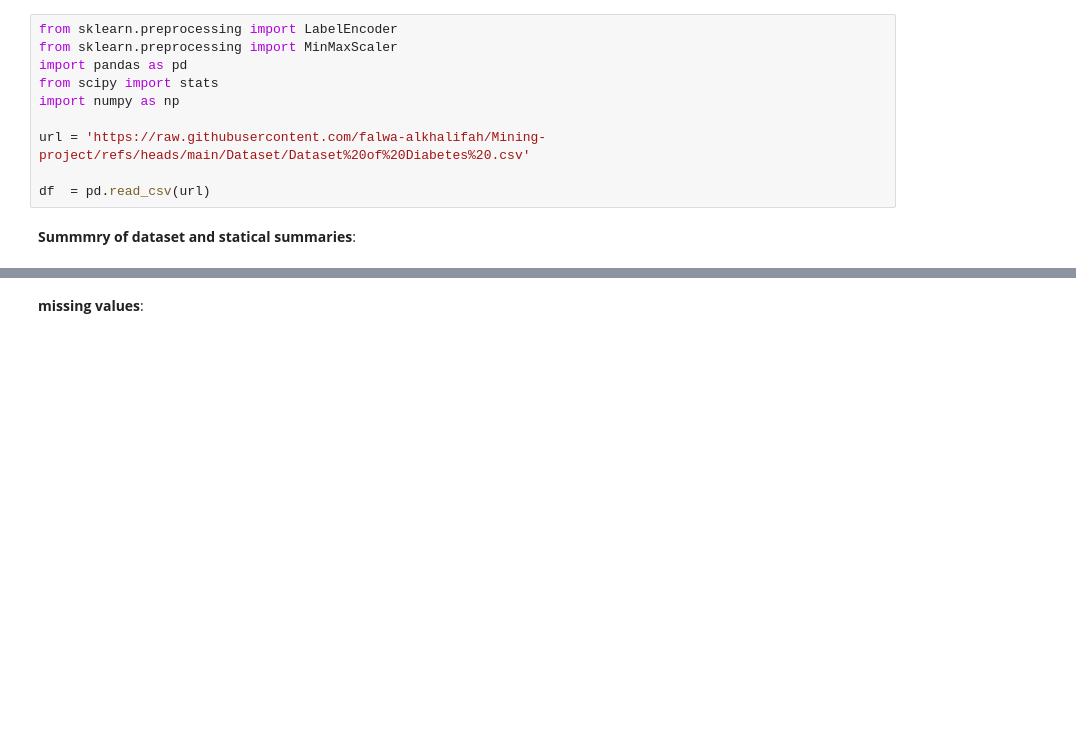
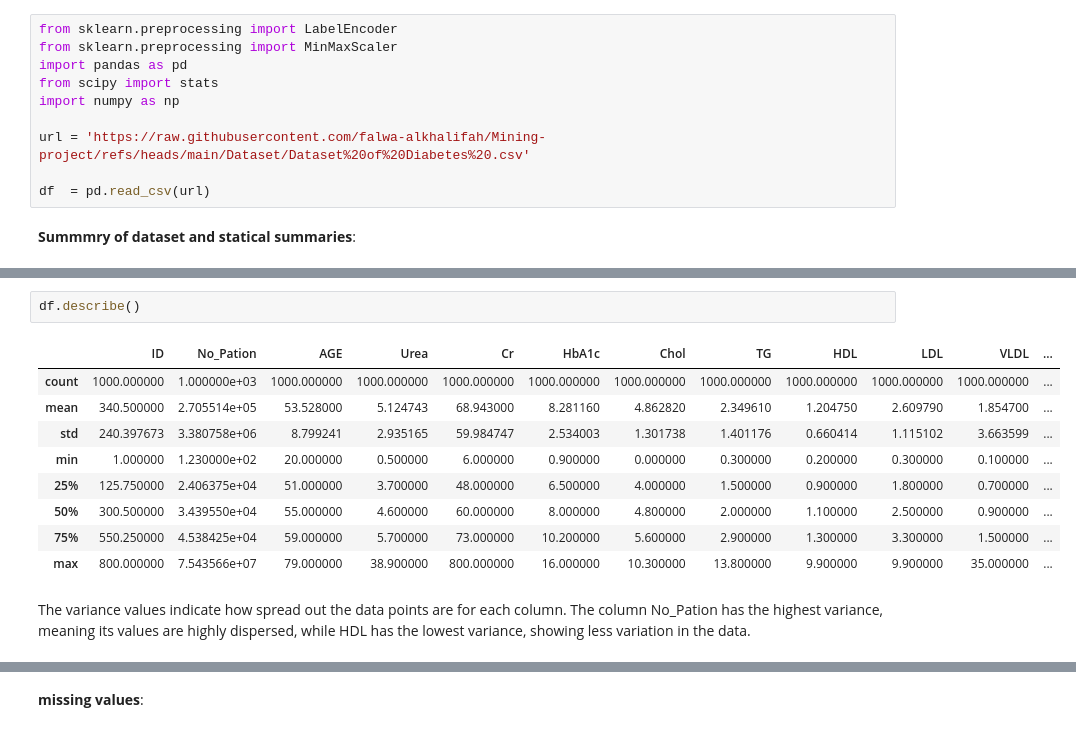
Before and after one commit to falwa-alkhalifah/Mining-project, a Jupyter notebook: phase2.ipynb, the cells around one changed output, grey strips where cells are left out. Drawn from its saved outputs; the diff is of its cells as text; blank space fills up the shorter version.

Commit message:
variance and missing values

```diff
--- a/phase2.ipynb
+++ b/phase2.ipynb
@@ -14,0 +52,14 @@ df  = pd.read_csv(url)
+# %%
+df.describe()
+# %% [output]
+|  | ID | No_Pation | AGE | Urea | Cr | HbA1c | Chol | TG | HDL | LDL | VLDL | ... |
+| count | 1000.000000 | 1.000000e+03 | 1000.000000 | 1000.000000 | 1000.000000 | 1000.000000 | 1000.000000 | 1000.000000 | 1000.000000 | 1000.000000 | 1000.000000 | ... |
+| mean | 340.500000 | 2.705514e+05 | 53.528000 | 5.124743 | 68.943000 | 8.281160 | 4.862820 | 2.349610 | 1.204750 | 2.609790 | 1.854700 | ... |
+| std | 240.397673 | 3.380758e+06 | 8.799241 | 2.935165 | 59.984747 | 2.534003 | 1.301738 | 1.401176 | 0.660414 | 1.115102 | 3.663599 | ... |
+| min | 1.000000 | 1.230000e+02 | 20.000000 | 0.500000 | 6.000000 | 0.900000 | 0.000000 | 0.300000 | 0.200000 | 0.300000 | 0.100000 | ... |
+| 25% | 125.750000 | 2.406375e+04 | 51.000000 | 3.700000 | 48.000000 | 6.500000 | 4.000000 | 1.500000 | 0.900000 | 1.800000 | 0.700000 | ... |
+| 50% | 300.500000 | 3.439550e+04 | 55.000000 | 4.600000 | 60.000000 | 8.000000 | 4.800000 | 2.000000 | 1.100000 | 2.500000 | 0.900000 | ... |
+| 75% | 550.250000 | 4.538425e+04 | 59.000000 | 5.700000 | 73.000000 | 10.200000 | 5.600000 | 2.900000 | 1.300000 | 3.300000 | 1.500000 | ... |
+| max | 800.000000 | 7.543566e+07 | 79.000000 | 38.900000 | 800.000000 | 16.000000 | 10.300000 | 13.800000 | 9.900000 | 9.900000 | 35.000000 | ... |
+# %% [markdown]
+The variance values indicate how spread out the data points are for each column. The column No_Pation has the highest variance, meaning its values are highly dispersed, while HDL has the lowest variance, showing less variation in the data.
```
Also changed, not shown: parts of 4 cells of this notebook.
